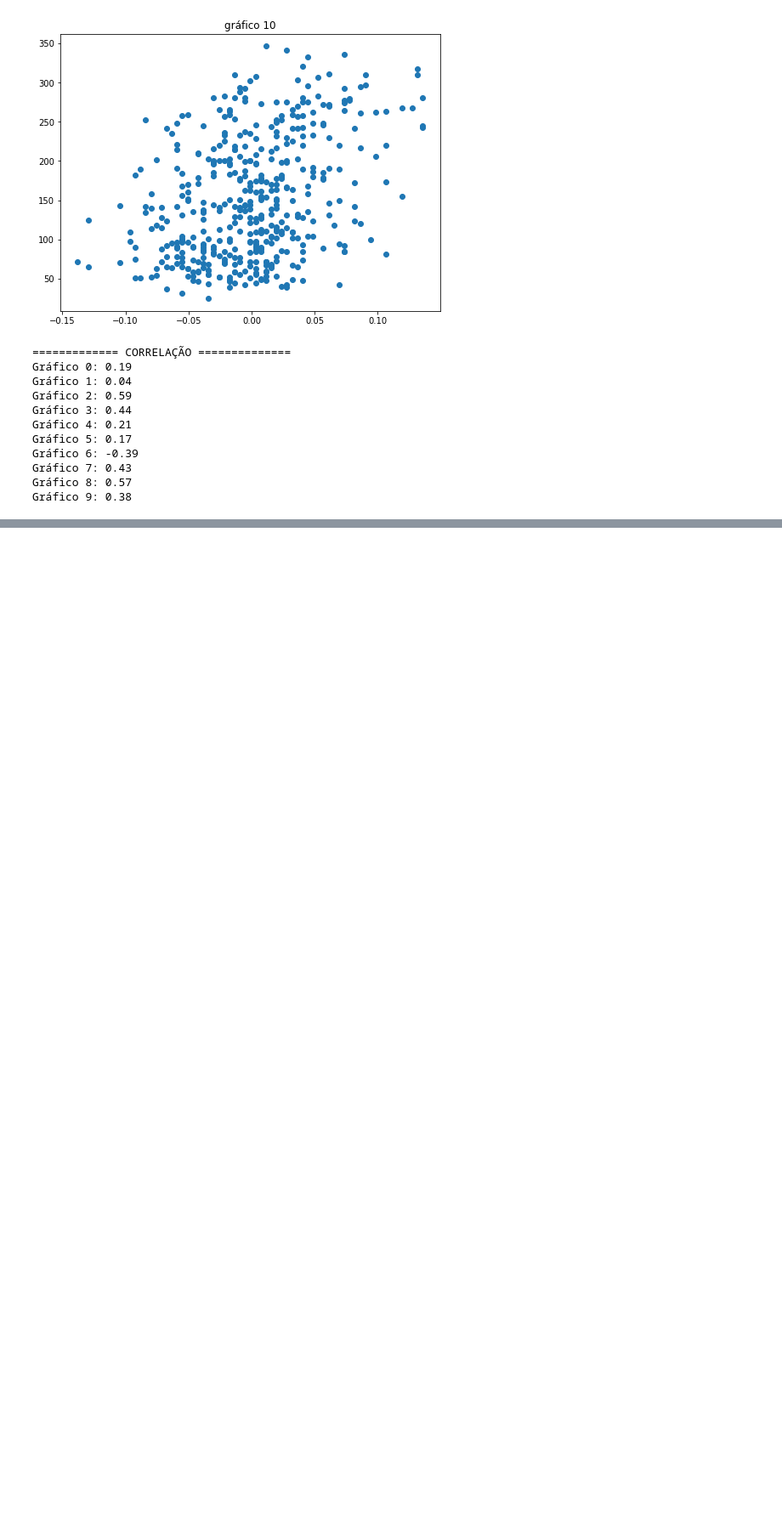
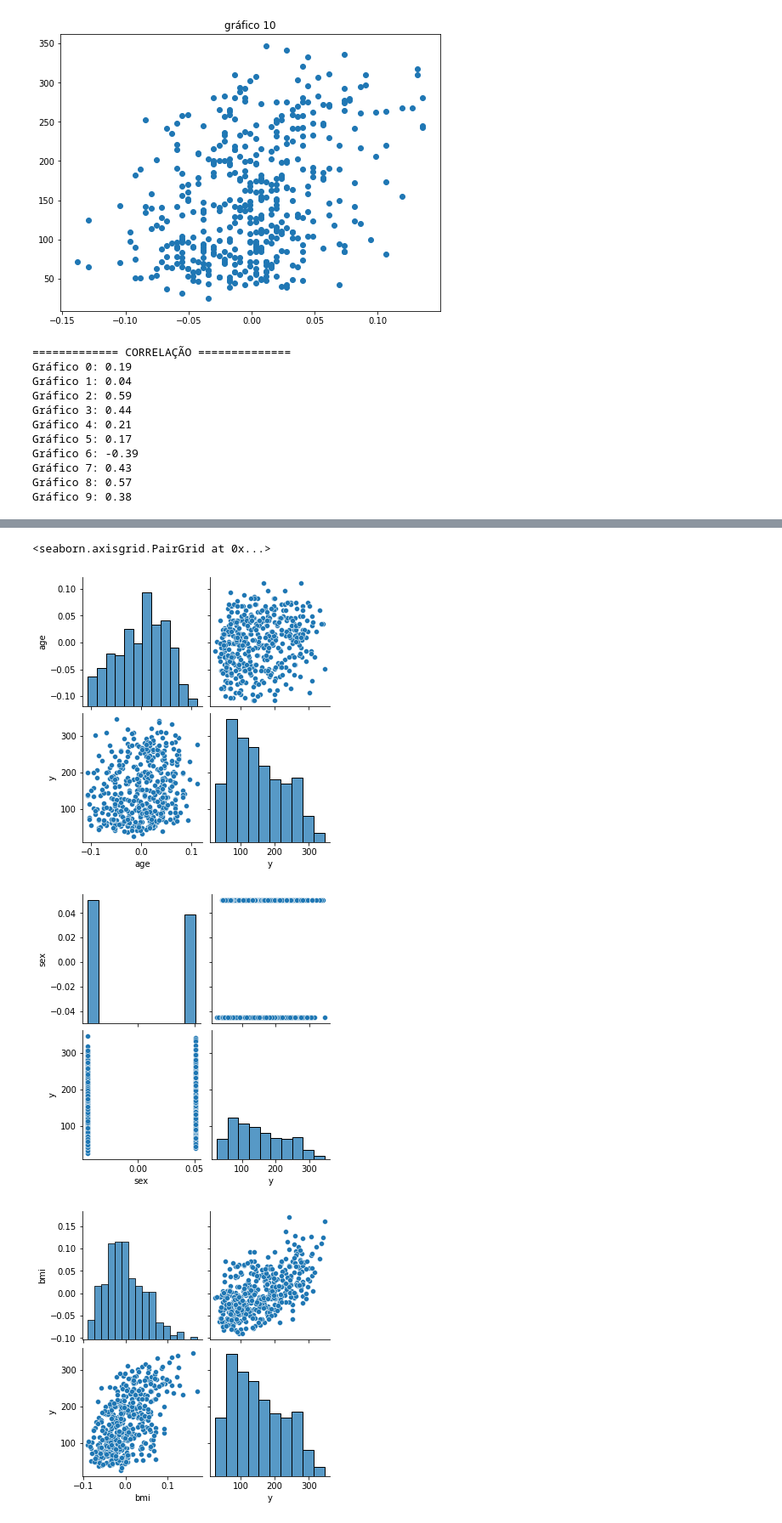
Before and after one commit to Lucas-Souza-Santos/InteligenciaArtificialUFPE, a Jupyter notebook: DatasetDiabete.ipynb, the cells around one changed output, grey strips where cells are left out. Shown at 85% size. Cells and saved outputs as stored; diff of their text form; code cells hidden in the pictures; blank space fills up the shorter version.

```diff
--- a/DatasetDiabete.ipynb
+++ b/DatasetDiabete.ipynb
@@ -54,3 +55,6 @@ Gráfico 6: -0.39
 Gráfico 7: 0.43
 Gráfico 8: 0.57
 Gráfico 9: 0.38
+# %%
+from sklearn.datasets import load_diabetes
+diabetes = load_diabetes()
@@ -56,0 +77,2 @@ Gráfico 9: 0.38
+# %%
+diabetes_df = pd.DataFrame(data=diabetes.data, columns=diabetes.feature_names)
@@ -56,0 +109,3 @@ Gráfico 9: 0.38
+# %%
+diabetes_df['y'] = diabetes.target
+diabetes_df.head(2)
@@ -56,0 +116,16 @@ Gráfico 9: 0.38
+# %%
+sns.pairplot(diabetes_df[['age', 'y']])
+sns.pairplot(diabetes_df[['sex', 'y']])
+sns.pairplot(diabetes_df[['bmi', 'y']])
+sns.pairplot(diabetes_df[['bp', 'y']])
+sns.pairplot(diabetes_df[['s1', 'y']])
+sns.pairplot(diabetes_df[['s2', 'y']])
+sns.pairplot(diabetes_df[['s3', 'y']])
+sns.pairplot(diabetes_df[['s4', 'y']])
+sns.pairplot(diabetes_df[['s5', 'y']])
+sns.pairplot(diabetes_df[['s6', 'y']])
+# %% [output]
+<seaborn.axisgrid.PairGrid at 0x...>
+[figure, added]
+[figure, added]
+[figure, added]
```
Also changed, not shown: parts of 16 cells of this notebook.
